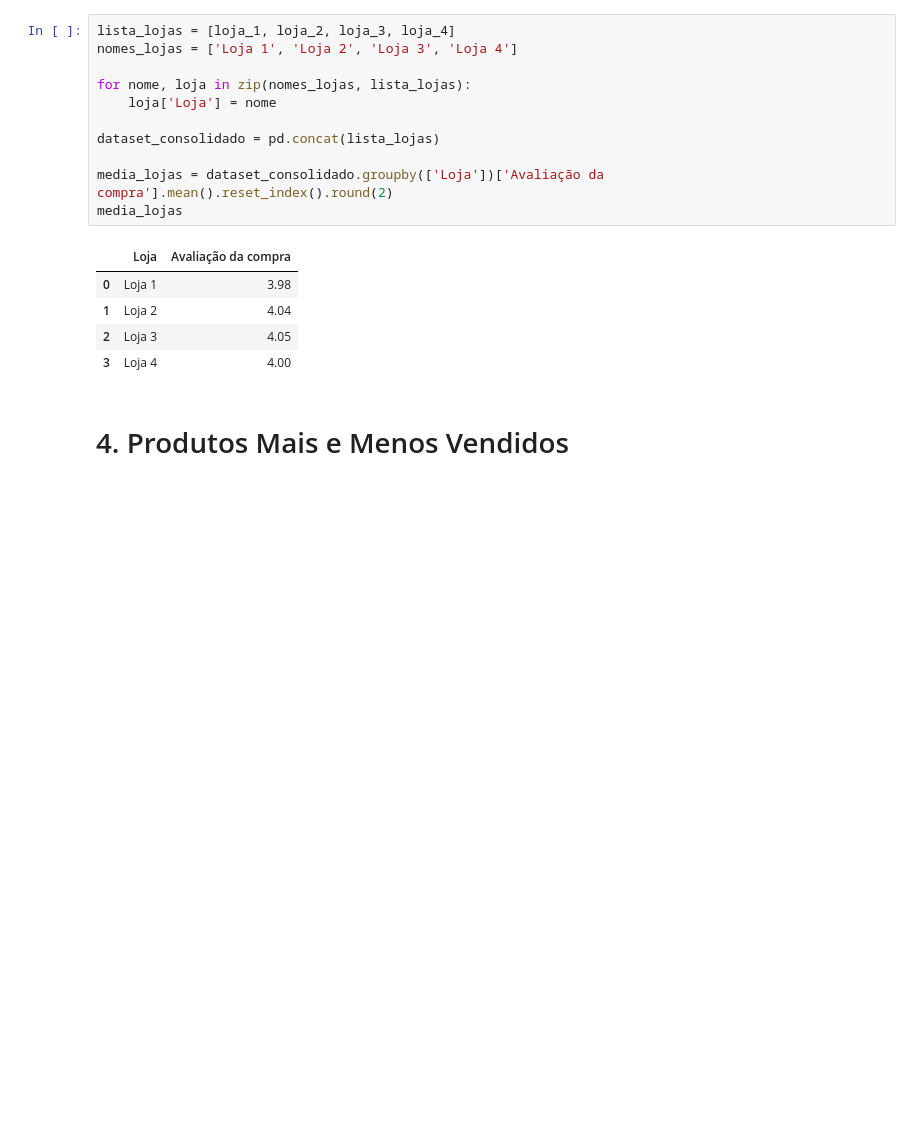
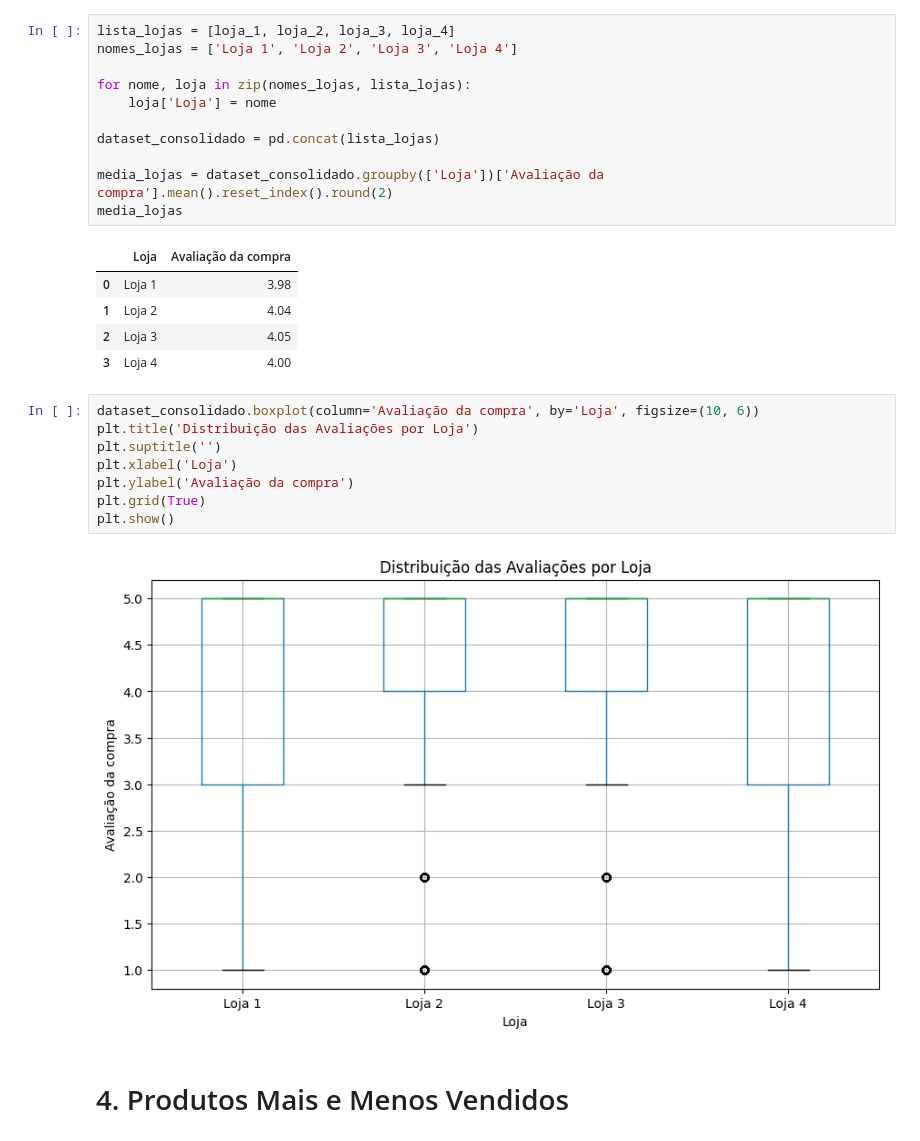
Before and after one commit to gersonjroque/challenge_alura_stores_ds, a Jupyter notebook: AluraStoreBr.ipynb, the cells around one changed output. Drawn from its saved outputs; the diff is of its cells as text; blank space fills up the shorter version.

```diff
--- a/AluraStoreBr.ipynb
+++ b/AluraStoreBr.ipynb
@@ -187,6 +203,16 @@ media_lojas
 | 1 | Loja 2 | 4.04 |
 | 2 | Loja 3 | 4.05 |
 | 3 | Loja 4 | 4.00 |
+# %%
+dataset_consolidado.boxplot(column='Avaliação da compra', by='Loja', figsize=(10, 6))
+plt.title('Distribuição das Avaliações por Loja')
+plt.suptitle('')
+plt.xlabel('Loja')
+plt.ylabel('Avaliação da compra')
+plt.grid(True)
+plt.show()
+# %% [output]
+[figure, added]
 # %% [markdown]
 # 4. Produtos Mais e Menos Vendidos
 # %%
```
Also changed, not shown: parts of 2 cells of this notebook.
